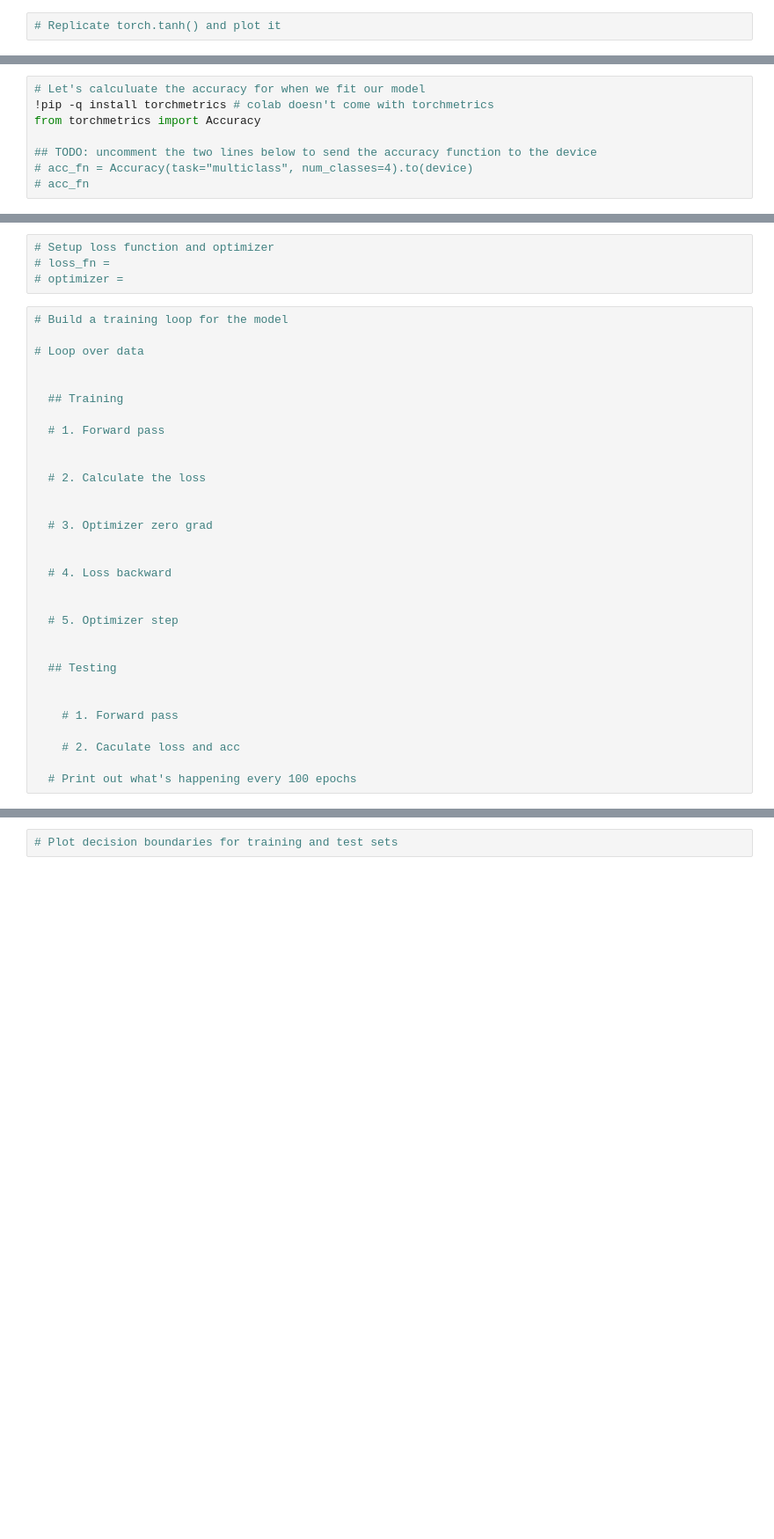
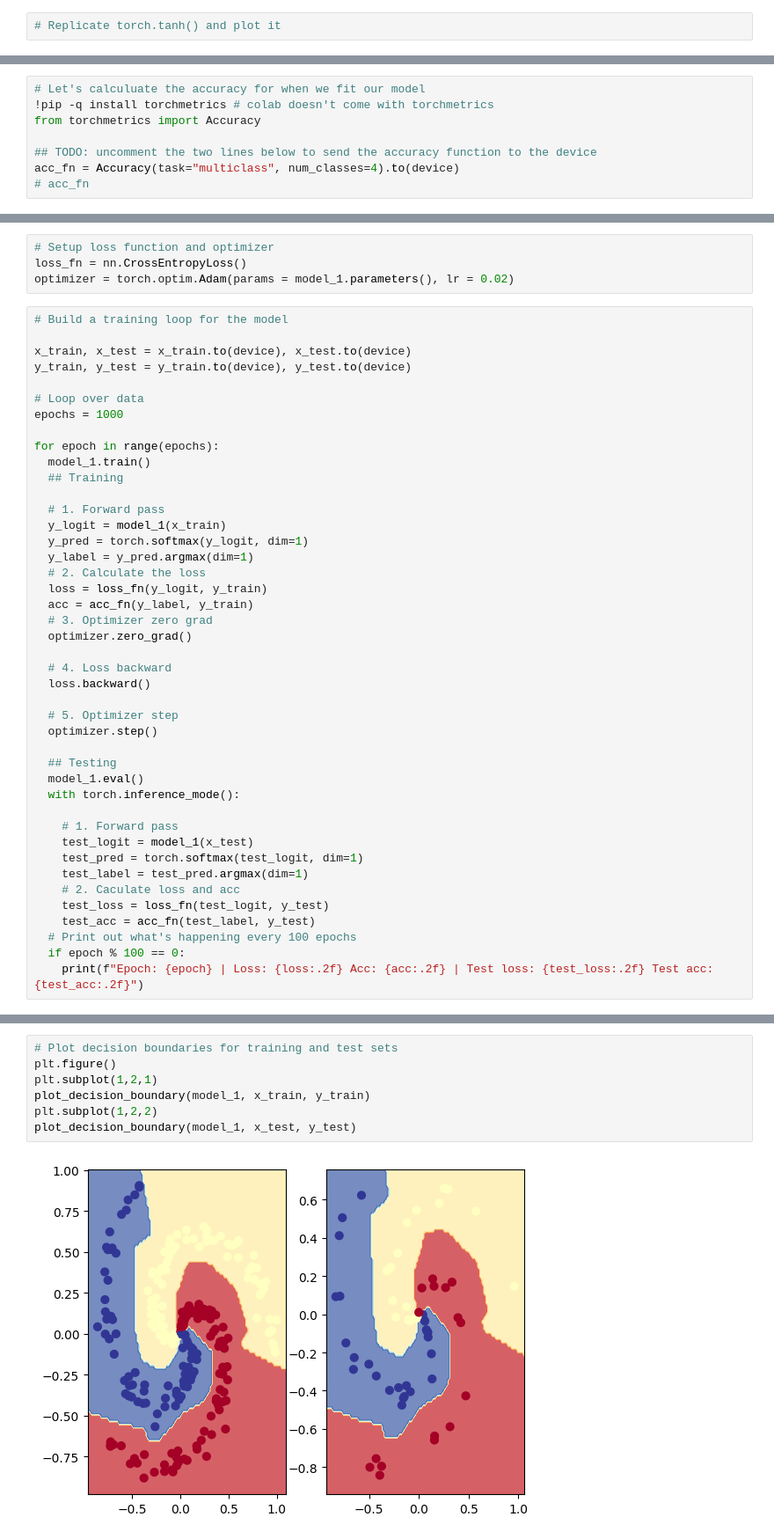
Before and after one commit to stwir/pytorch-deep-learning, a Jupyter notebook: extras/exercises/02_pytorch_classification_exercises.ipynb, the cells around one changed output, grey strips where cells are left out. Shown: that part at 88% size. Saved outputs shown, nothing was run; the diff lists cells and outputs as text; blank space fills up the shorter version.

```diff
--- a/extras/exercises/02_pytorch_classification_exercises.ipynb
+++ b/extras/exercises/02_pytorch_classification_exercises.ipynb
@@ -285,7 +335,7 @@ from sklearn.model_selection import train_test_split
 from torchmetrics import Accuracy
 
 ## TODO: uncomment the two lines below to send the accuracy function to the device
-# acc_fn = Accuracy(task="multiclass", num_classes=4).to(device)
+acc_fn = Accuracy(task="multiclass", num_classes=4).to(device)
 # acc_fn
 # %%
 # Prepare device agnostic code
@@ -316,35 +403,47 @@ Pred labels:
 # %%
 # Setup loss function and optimizer
-# loss_fn =
-# optimizer =
+loss_fn = nn.CrossEntropyLoss()
+optimizer = torch.optim.Adam(params = model_1.parameters(), lr = 0.02)
 # %%
 # Build a training loop for the model
 
+x_train, x_test = x_train.to(device), x_test.to(device)
+y_train, y_test = y_train.to(device), y_test.to(device)
+
 # Loop over data
+epochs = 1000
 
-
+for epoch in range(epochs):
+  model_1.train()
   ## Training
 
   # 1. Forward pass
-
-
+  y_logit = model_1(x_train)
+  y_pred = torch.softmax(y_logit, dim=1)
+  y_label = y_pred.argmax(dim=1)
   # 2. Calculate the loss
-
-
+  loss = loss_fn(y_logit, y_train)
+  acc = acc_fn(y_label, y_train)
   # 3. Optimizer zero grad
-
+  optimizer.zero_grad()
 
   # 4. Loss backward
-
+  loss.backward()
 
   # 5. Optimizer step
-
+  optimizer.step()
 
   ## Testing
-
+  model_1.eval()
+  with torch.inference_mode():
 
     # 1. Forward pass
-
+    test_logit = model_1(x_test)
+    test_pred = torch.softmax(test_logit, dim=1)
+    test_label = test_pred.argmax(dim=1)
     # 2. Caculate loss and acc
-
+    test_loss = loss_fn(test_logit, y_test)
+    test_acc = acc_fn(test_label, y_test)
   # Print out what's happening every 100 epochs
+  if epoch % 100 == 0:
+    print(f"Epoch: {epoch} | Loss: {loss:.2f} Acc: {acc:.2f} | Test loss: {test_loss:.2f} Test acc: {test_acc:.2f}")
@@ -351,2 +461,9 @@ Pred labels:
 # %%
 # Plot decision boundaries for training and test sets
+plt.figure()
+plt.subplot(1,2,1)
+plot_decision_boundary(model_1, x_train, y_train)
+plt.subplot(1,2,2)
+plot_decision_boundary(model_1, x_test, y_test)
+# %% [output]
+[figure, added]
```
Also changed, not shown: parts of 11 cells of this notebook.
